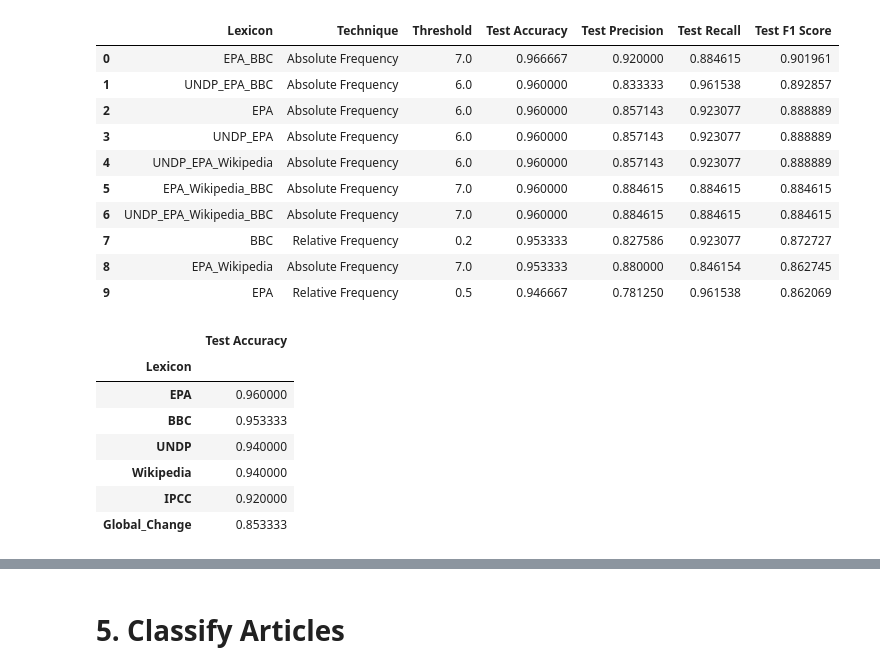
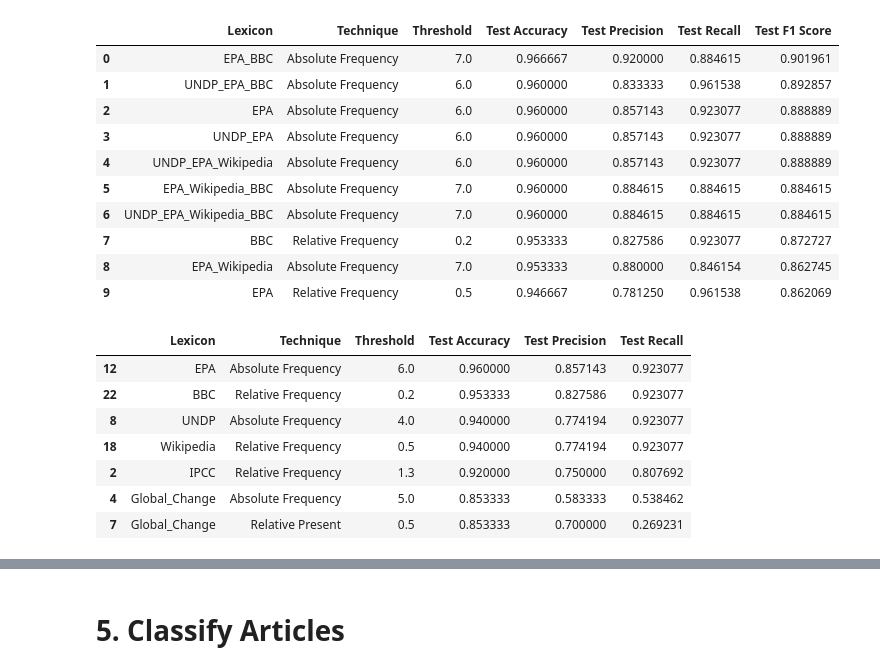
Before and after one commit to TBoedt/Constructing-A-Climate-Change-Concern-Index-Based-Upon-US-Newspaper-Articles, a Jupyter notebook: Classification.ipynb, the cells around one changed output, grey strips where cells are left out. Cells and saved outputs as stored; diff of their text form; code cells hidden in the pictures.

```diff
--- a/Classification.ipynb
+++ b/Classification.ipynb
@@ -815,13 +662,17 @@ Lexicon_test_result_df.sort_values(by = ["Test F1 Score", "Test Accuracy", "Test
 Lexicons_names = ["BBC", "EPA", "Wikipedia", "UNDP", "IPCC", "Global_Change"]
 Solo_Lexicons_df = Lexicon_test_result_df[Lexicon_test_result_df["Lexicon"].isin(Lexicons_names)]
 # %%
-pd.DataFrame(Solo_Lexicons_df.groupby("Lexicon")["Test Accuracy"].max()).sort_values(by = "Test Accuracy", ascending = False)
+df = pd.DataFrame(Solo_Lexicons_df.groupby("Lexicon")["Test Accuracy"].max()).sort_values(by = "Test Accuracy", ascending = False).reset_index("Lexicon")
-# %% [output]
-|  | Test Accuracy |
-| Lexicon |  |
-| EPA | 0.960000 |
-| BBC | 0.953333 |
-| UNDP | 0.940000 |
-| Wikipedia | 0.940000 |
-| IPCC | 0.920000 |
-| Global_Change | 0.853333 |
+# %%
+idx = Solo_Lexicons_df.groupby(["Lexicon"])['Test Accuracy'].transform(max) == Solo_Lexicons_df['Test Accuracy']
+# %%
+Solo_Lexicons_df[idx].sort_values(by = "Test Accuracy", ascending = False).drop("Test F1 Score", axis = 1)
+# %% [output]
+|  | Lexicon | Technique | Threshold | Test Accuracy | Test Precision | Test Recall |
+| 12 | EPA | Absolute Frequency | 6.0 | 0.960000 | 0.857143 | 0.923077 |
+| 22 | BBC | Relative Frequency | 0.2 | 0.953333 | 0.827586 | 0.923077 |
+| 8 | UNDP | Absolute Frequency | 4.0 | 0.940000 | 0.774194 | 0.923077 |
+| 18 | Wikipedia | Relative Frequency | 0.5 | 0.940000 | 0.774194 | 0.923077 |
+| 2 | IPCC | Relative Frequency | 1.3 | 0.920000 | 0.750000 | 0.807692 |
+| 4 | Global_Change | Absolute Frequency | 5.0 | 0.853333 | 0.583333 | 0.538462 |
+| 7 | Global_Change | Relative Present | 0.5 | 0.853333 | 0.700000 | 0.269231 |
```
Also changed, not shown: parts of 25 cells of this notebook, 2 other files.
